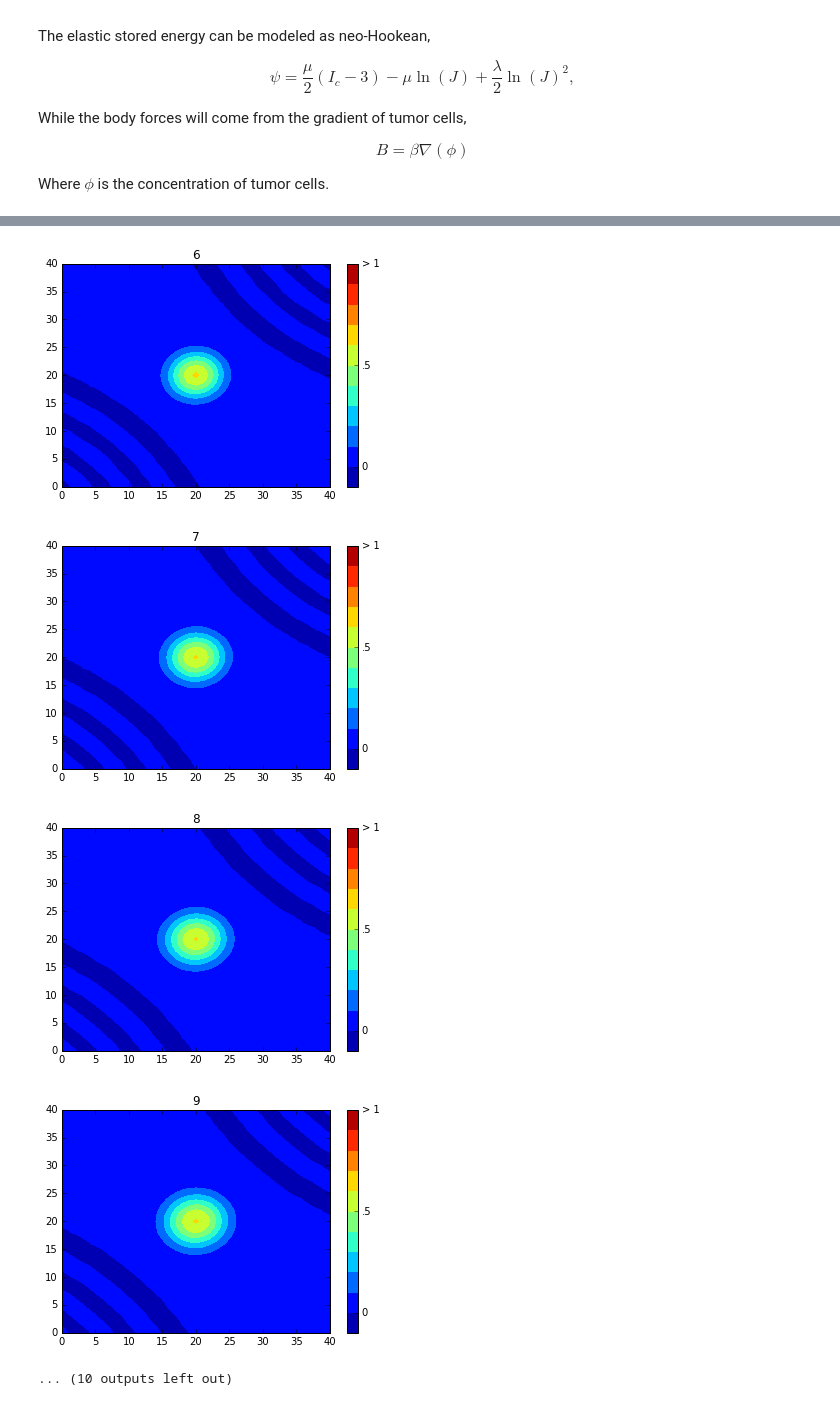
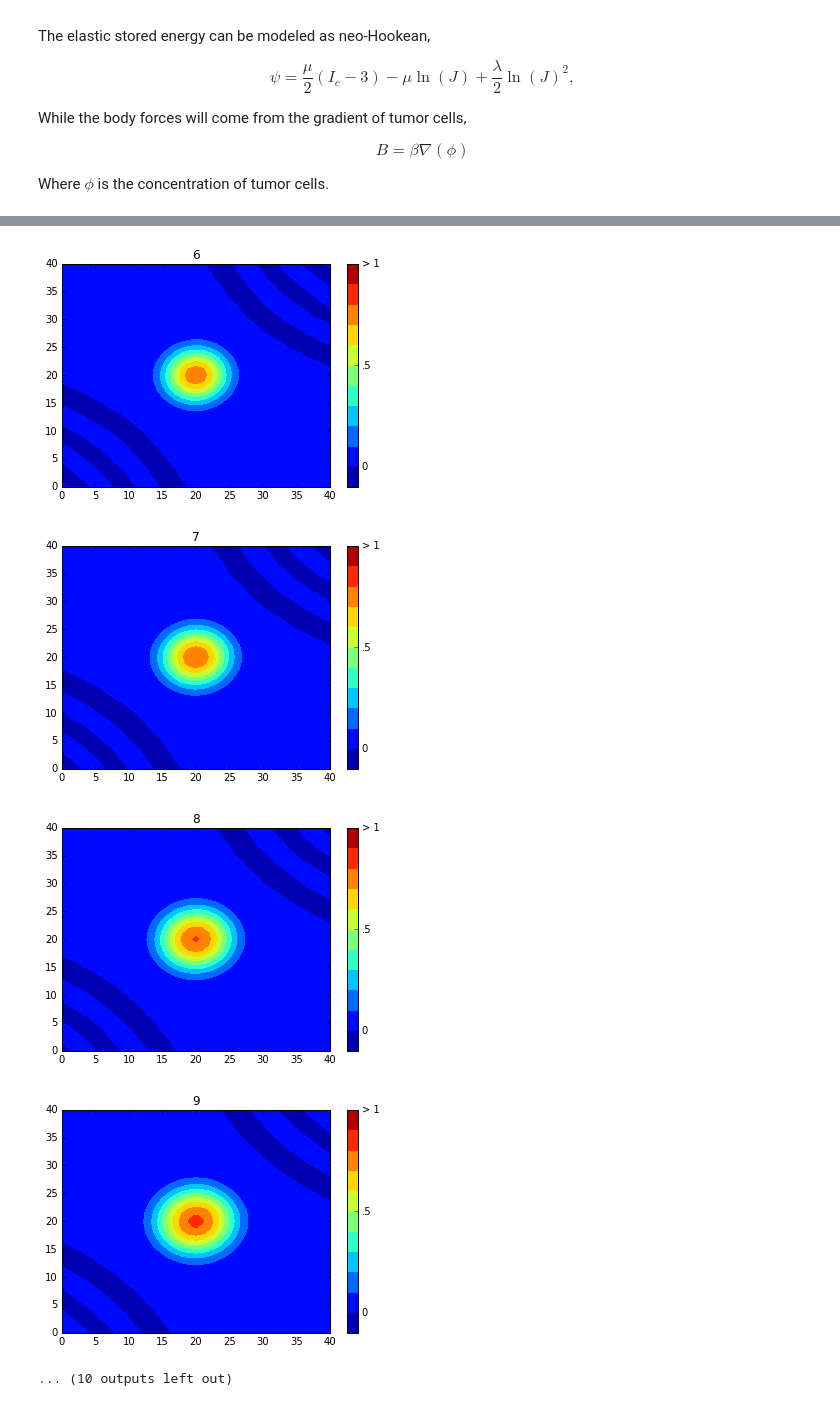
Before and after one commit to daveb-dev/masters, a Jupyter notebook: RD+Hyper.ipynb, the cells around one changed output, grey strips where cells are left out. Drawn from its saved outputs; the diff is of its cells as text; code cells hidden in the pictures.

```diff
--- a/RD+Hyper.ipynb
+++ b/RD+Hyper.ipynb
@@ -42,7 +42,7 @@ nu = lam/(2*(lam+G))
 EE = lam*(1+nu)*(1-2*nu)/nu
 beta = .001
 Dt = .05           # Diffusion coefficient
-alphat = 2.5       # Reaction coeffecient
+alphat = 5       # Reaction coeffecient
 gamma1 = 10.05       # stress-to-diffusion coefficient
 gamma2 = 10.05       # stress-to-reaction coefficient
 
@@ -107,15 +107,13 @@ FR = (phi - phi_n)*vR*dx \
 
 # Optimization options for the form compiler
 parameters["form_compiler"]["cpp_optimize"] = True
-ffc_options = {"optimize": True, \
-               "eliminate_zeros": True, \
-               "precompute_basis_const": True, \
-               "precompute_ip_const": True}
+ffc_options = {"optimize": True}
 
 # Compute solution
 os.system('rm ./rdhyper/*')
 phifile = XDMFFile('rdhyper/solution.xdmf')
 phi.rename("phi","")
+u.rename("disp","")
 t = 0
 for n in range(num_steps):
     t += dt
@@ -128,6 +126,7 @@ for n in range(num_steps):
 
     # Save solution to file (xdmf)
     phifile.write(phi,t)
+    phifile.write(u,t)
 
     # Update previous solution
     phi_n.assign(phi)
@@ -156,5 +157,5 @@ Calling FFC just-in-time (JIT) compiler, this may take some time.
-[figure, old version]
+[figure, new version]
-[figure, old version]
+[figure, new version]
-[figure, old version]
+[figure, new version]
-[figure, old version]
+[figure, new version]
 ... (10 outputs left out)
```
Also changed, not shown: parts of 1 cell of this notebook, 16 other files.
